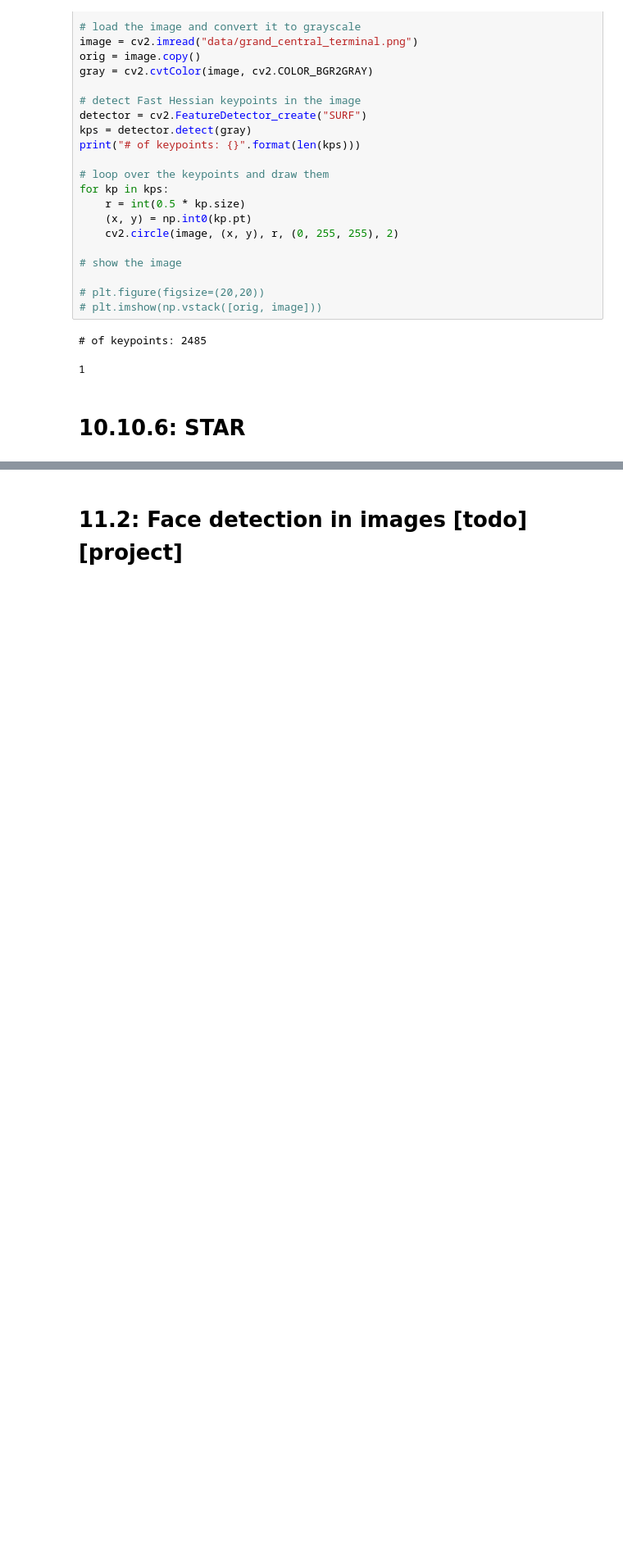
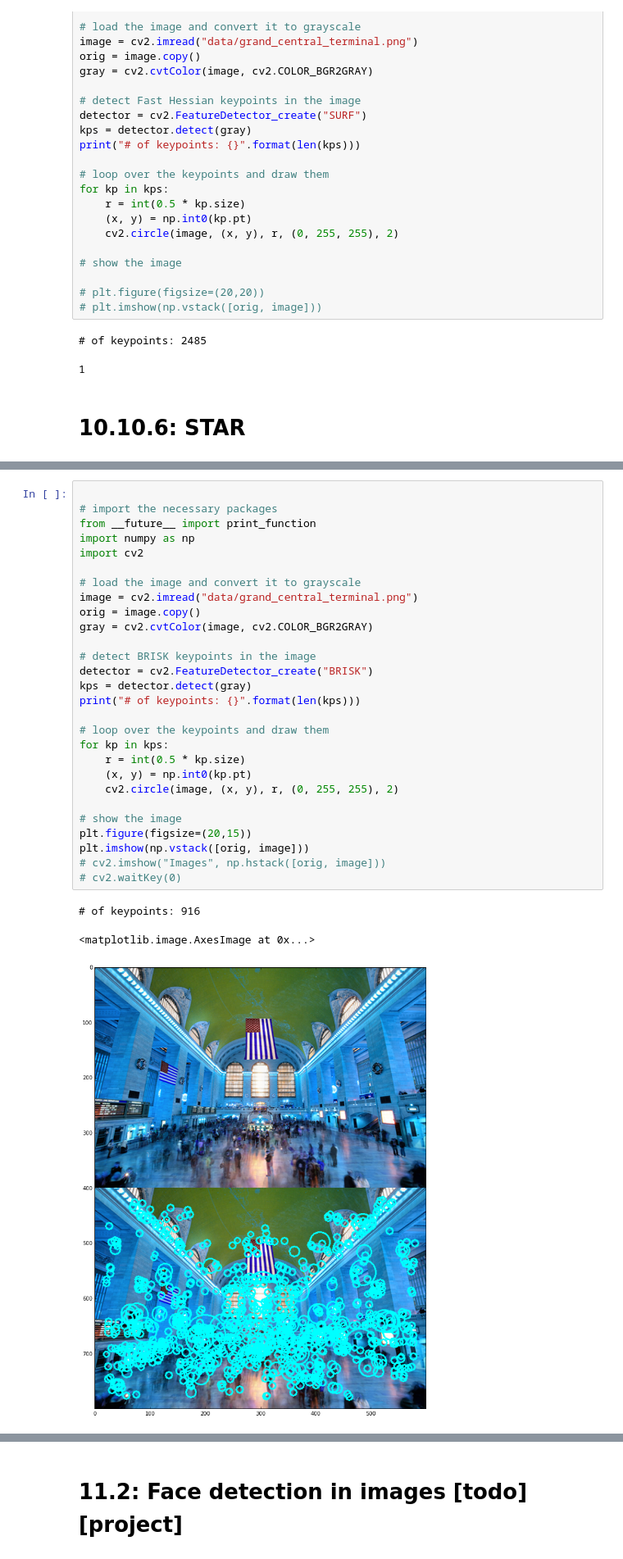
Before and after one commit to YaroslavSchubert/pyimagegurus, a Jupyter notebook: month_2.ipynb, the cells around one changed output, grey strips where cells are left out. Shown at 82% size. Saved outputs shown, nothing was run; the diff lists cells and outputs as text; blank space fills up the shorter version.

```diff
--- a/month_2.ipynb
+++ b/month_2.ipynb
@@ -626,0 +788,32 @@ for kp in kps:
+# %%
+
+# import the necessary packages
+from __future__ import print_function
+import numpy as np
+import cv2
+
+# load the image and convert it to grayscale
+image = cv2.imread("data/grand_central_terminal.png")
+orig = image.copy()
+gray = cv2.cvtColor(image, cv2.COLOR_BGR2GRAY)
+
+# detect BRISK keypoints in the image
+detector = cv2.FeatureDetector_create("BRISK")
+kps = detector.detect(gray)
+print("# of keypoints: {}".format(len(kps)))
+
+# loop over the keypoints and draw them
+for kp in kps:
+    r = int(0.5 * kp.size)
+    (x, y) = np.int0(kp.pt)
+    cv2.circle(image, (x, y), r, (0, 255, 255), 2)
+
+# show the image
+plt.figure(figsize=(20,15))
+plt.imshow(np.vstack([orig, image]))
+# cv2.imshow("Images", np.hstack([orig, image]))
+# cv2.waitKey(0)
+# %% [output]
+# of keypoints: 916
+<matplotlib.image.AxesImage at 0x...>
+[figure, added]
```
Also changed, not shown: parts of 18 cells of this notebook.
